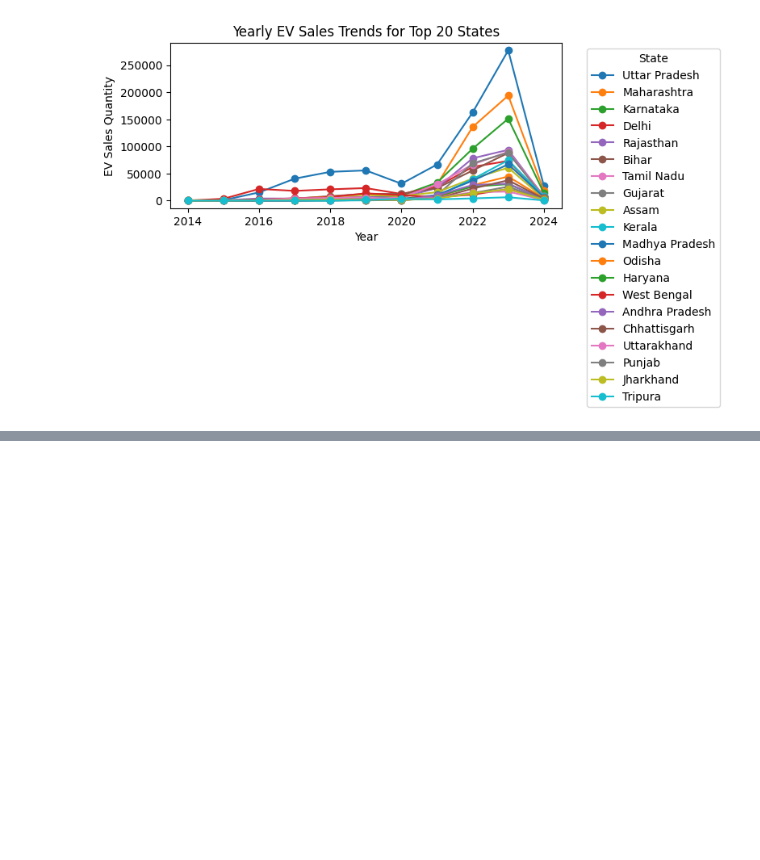
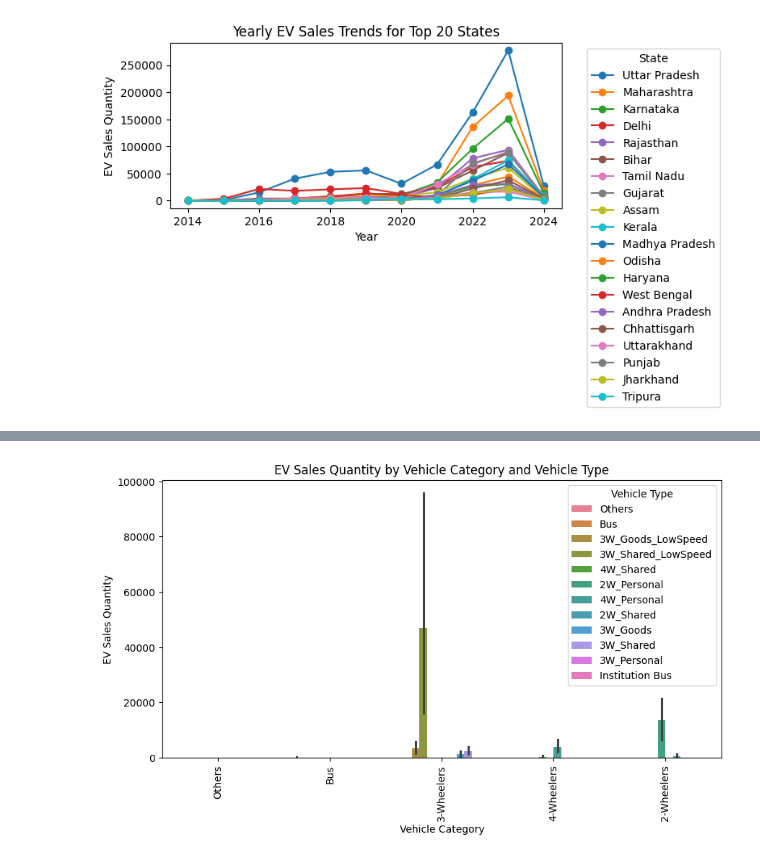
Before and after one commit to furkan09-official/EV_Dataset_Analysis, a Jupyter notebook: geographical_analysis.ipynb, the cells around one changed output, grey strips where cells are left out. Cells and saved outputs as stored; diff of their text form; code cells hidden in the pictures; blank space fills up the shorter version.

```diff
--- a/geographical_analysis.ipynb
+++ b/geographical_analysis.ipynb
@@ -273,0 +252,20 @@ Andaman & Nicobar Island       0.00      0.00      0.00       247
+# %%
+import pandas as pd
+import matplotlib.pyplot as plt
+import seaborn as sns
+
+# Load the segmented data
+segmented_data = pd.read_csv('segmented_data.csv')
+
+
+# Plotting EV Sales Quantity for each Vehicle Category
+plt.figure(figsize=(10,5))
+sns.barplot(data=segmented_data, x='Vehicle_Category', y='EV_Sales_Quantity', hue='Vehicle_Type')
+plt.title('EV Sales Quantity by Vehicle Category and Vehicle Type')
+plt.xticks(rotation=90)
+plt.xlabel('Vehicle Category')
+plt.ylabel('EV Sales Quantity')
+plt.legend(title='Vehicle Type')
+plt.show()
+# %% [output]
+[figure, added]
```
Also changed, not shown: parts of 4 cells of this notebook.
